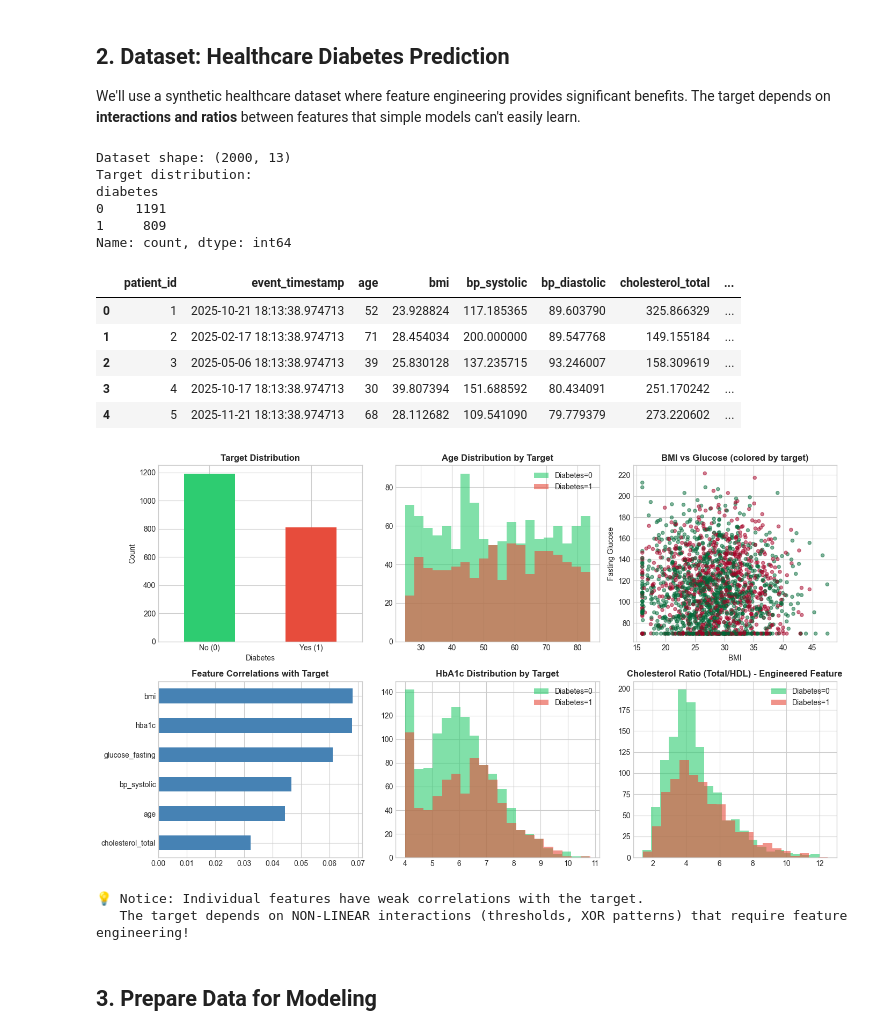
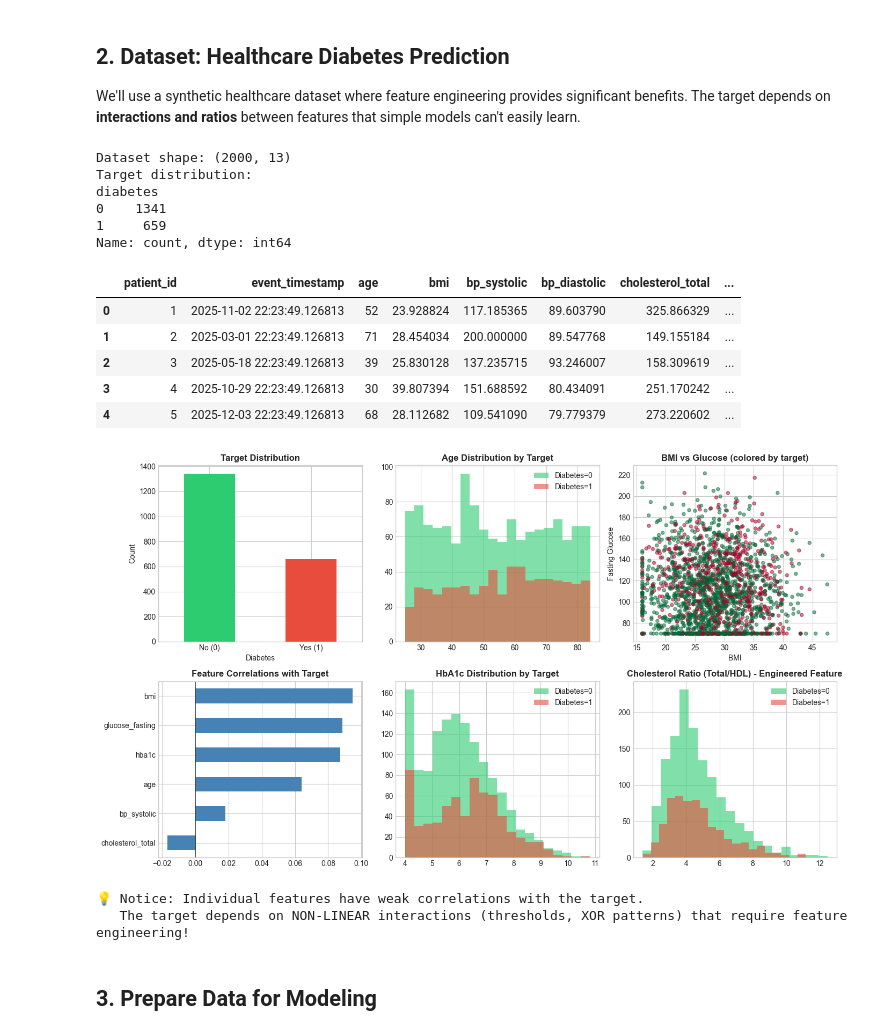
Before and after one commit to thinkall/featcopilot, a Jupyter notebook: examples/featcopilot_demo.ipynb, the cells around one changed output. Cells and saved outputs as stored; diff of their text form; code cells hidden in the pictures.

```diff
--- a/examples/featcopilot_demo.ipynb
+++ b/examples/featcopilot_demo.ipynb
@@ -139,46 +142,47 @@ def create_diabetes_dataset(n_samples=2000, random_state=42):
     lifestyle_risk = np.where(
         data['exercise_hours_weekly'] > 5,
         data['smoking_years'] * 0.5,  # Exercise reduces smoking risk
         data['smoking_years'] * 1.5   # No exercise amplifies smoking risk
     )
 
     # Combine factors - target depends on NON-LINEAR interactions
+    # XOR and AND patterns that require feature engineering for linear models
     risk_score = (
-        -2.0
-        + 1.5 * (1 - glucose_hba1c_match)  # Discordant glucose/hba1c is concerning
-        + 1.0 * bmi_age_risk.astype(float)
-        + 0.8 * bad_chol_ratio
-        + 0.6 * high_pulse_pressure
-        + 0.03 * lifestyle_risk
+        -3.0
+        + 2.5 * (1 - glucose_hba1c_match)  # XOR: discordant glucose/hba1c is very concerning
+        + 1.5 * bmi_age_risk.astype(float)  # AND: obesity + older age compounds risk
+        + 1.2 * bad_chol_ratio * high_pulse_pressure  # AND: bad cholesterol ratio + high pulse pressure
+        + 1.0 * (data['smoking_years'] > 10).astype(float) * (data['exercise_hours_weekly'] < 3).astype(float)  # AND: heavy smoker + sedentary
+        + 0.03 * lifestyle_risk  # Exercise moderates smoking impact
     )
 
     # Add small noise
     risk_score += np.random.normal(0, 0.3, n_samples)
 
     # Convert to probability and binary outcome
     prob = 1 / (1 + np.exp(-risk_score))
     data['diabetes'] = (np.random.random(n_samples) < prob).astype(int)
 
     return data
 
 # Create dataset
 data = create_diabetes_dataset(2000)
 print(f"Dataset shape: {data.shape}")
 print(f"Target distribution:\n{data['diabetes'].value_counts()}")
 data.head()
 # %% [output]
 Dataset shape: (2000, 13)
 Target distribution:
 diabetes
-0    1191
-1     809
+0    1341
+1     659
 Name: count, dtype: int64
 |  | patient_id | event_timestamp | age | bmi | bp_systolic | bp_diastolic | cholesterol_total | ... |
-| 0 | 1 | 2025-10-21 18:13:38.974713 | 52 | 23.928824 | 117.185365 | 89.603790 | 325.866329 | ... |
-| 1 | 2 | 2025-02-17 18:13:38.974713 | 71 | 28.454034 | 200.000000 | 89.547768 | 149.155184 | ... |
-| 2 | 3 | 2025-05-06 18:13:38.974713 | 39 | 25.830128 | 137.235715 | 93.246007 | 158.309619 | ... |
-| 3 | 4 | 2025-10-17 18:13:38.974713 | 30 | 39.807394 | 151.688592 | 80.434091 | 251.170242 | ... |
-| 4 | 5 | 2025-11-21 18:13:38.974713 | 68 | 28.112682 | 109.541090 | 79.779379 | 273.220602 | ... |
+| 0 | 1 | 2025-11-02 22:23:49.126813 | 52 | 23.928824 | 117.185365 | 89.603790 | 325.866329 | ... |
+| 1 | 2 | 2025-03-01 22:23:49.126813 | 71 | 28.454034 | 200.000000 | 89.547768 | 149.155184 | ... |
+| 2 | 3 | 2025-05-18 22:23:49.126813 | 39 | 25.830128 | 137.235715 | 93.246007 | 158.309619 | ... |
+| 3 | 4 | 2025-10-29 22:23:49.126813 | 30 | 39.807394 | 151.688592 | 80.434091 | 251.170242 | ... |
+| 4 | 5 | 2025-12-03 22:23:49.126813 | 68 | 28.112682 | 109.541090 | 79.779379 | 273.220602 | ... |
 # %%
 # Visualize the dataset
 fig, axes = plt.subplots(2, 3, figsize=(14, 8))
@@ -236,7 +240,7 @@ plt.show()
 print("\n💡 Notice: Individual features have weak correlations with the target.")
 print("   The target depends on NON-LINEAR interactions (thresholds, XOR patterns) that require feature engineering!")
 # %% [output]
-[figure, old version]
+[figure, new version]
 💡 Notice: Individual features have weak correlations with the target.
    The target depends on NON-LINEAR interactions (thresholds, XOR patterns) that require feature engineering!
 # %% [markdown]
```
Also changed, not shown: parts of 18 cells of this notebook.
